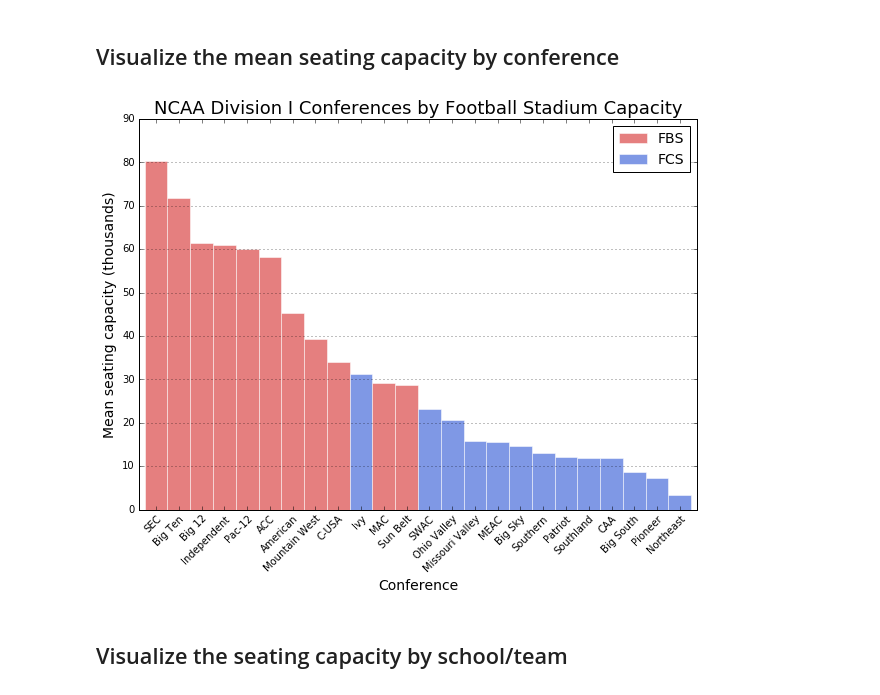
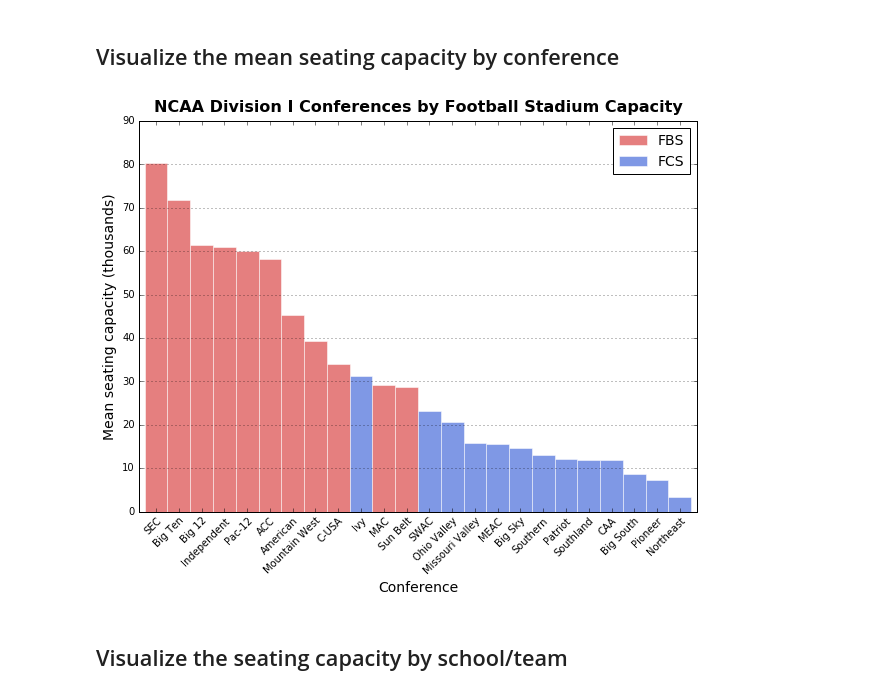
Before and after one commit to gboeing/data-visualization, a Jupyter notebook: ncaa-football-stadiums/visualize-football-stadiums.ipynb, the cells around one changed output. Saved outputs shown, nothing was run; the diff lists cells and outputs as text; code cells hidden in the pictures.

```diff
--- a/ncaa-football-stadiums/visualize-football-stadiums.ipynb
+++ b/ncaa-football-stadiums/visualize-football-stadiums.ipynb
@@ -22,7 +22,7 @@ df.head()
 # %% [markdown]
 ## Visualize the mean seating capacity by conference
 # %%
-title_font = fm.FontProperties(family='Bitstream Vera Sans', style='normal', size=18, weight='normal', stretch='normal')
+title_font = fm.FontProperties(family='Bitstream Vera Sans', style='normal', size=16, weight='bold', stretch='normal')
 label_font = fm.FontProperties(family='Bitstream Vera Sans', style='normal', size=14, weight='normal', stretch='normal')
 # %%
 df_plot = df.groupby('conference')['capacity'].mean()
@@ -31,21 +31,21 @@ df_plot = df_plot / 1000
 # %%
 divs = [df[df['conference']==label].iloc[0]['div'] for label in df_plot.index]
 colors = ['#cc0000' if div=='fbs' else '#0033cc' for div in divs]
 
 ax = df_plot.plot(kind='bar', figsize=[10, 7], color=colors, width=1, alpha=0.5, ec='w')
 ax.yaxis.grid(True)
 ax.set_xticklabels(df_plot.index, rotation=45, rotation_mode='anchor', ha='right')
 ax.set_xlabel('Conference', fontproperties=label_font)
 ax.set_ylabel('Mean seating capacity (thousands)', fontproperties=label_font)
-ax.set_title('NCAA Division I Conferences by Football Stadium Capacity', fontproperties=title_font)
+ax.set_title('NCAA Division I Conferences by Football Stadium Capacity', fontproperties=title_font, y=1.01)
 
 fbs_patch = mpatches.Patch(fc='#cc0000', alpha=0.5, ec='w', label='FBS')
 fcs_patch = mpatches.Patch(fc='#0033cc', alpha=0.5, ec='w', label='FCS')
 ax.legend(handles=[fbs_patch, fcs_patch], prop={'size':14})
 
-plt.savefig('images/conferences-bar.png', dpi=96)
+plt.savefig('images/conferences-bar.png', dpi=96, bbox_inches='tight', pad_inches=0.1)
 plt.show()
 # %% [output]
-[figure, old version]
+[figure, new version]
 # %% [markdown]
 ## Visualize the seating capacity by school/team
```
Also changed, not shown: parts of 12 cells of this notebook, 7 other files.
